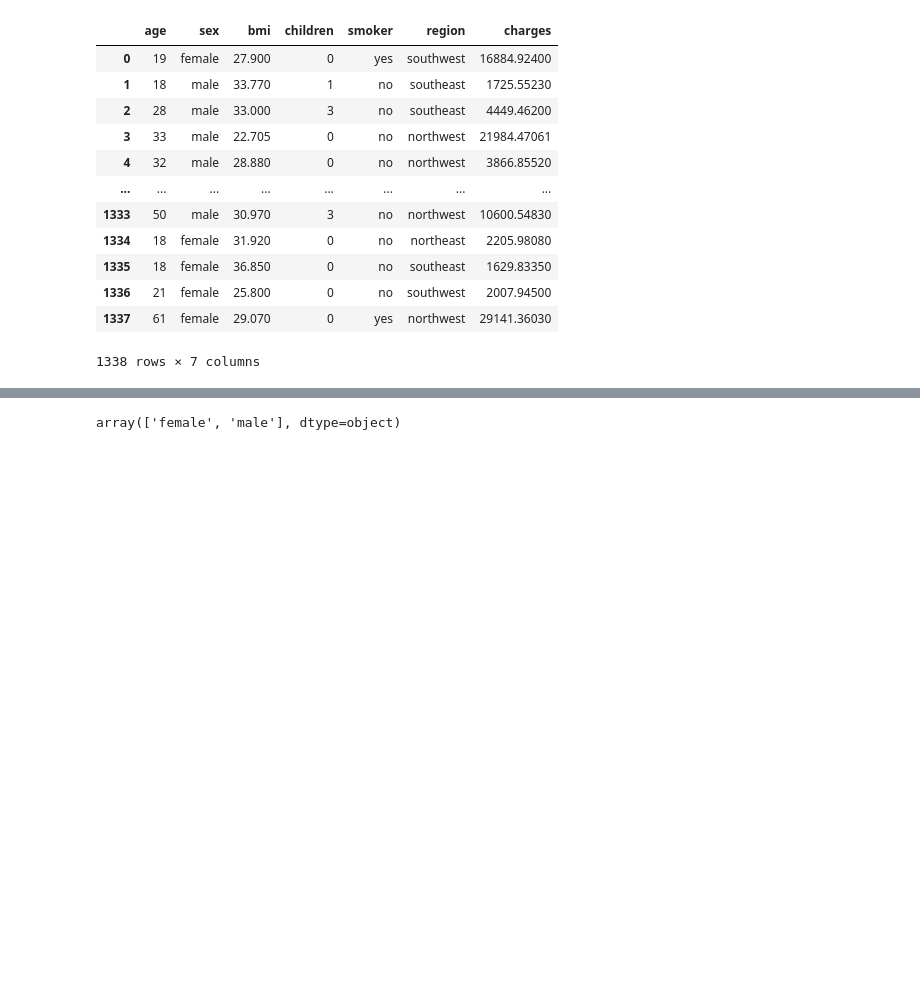
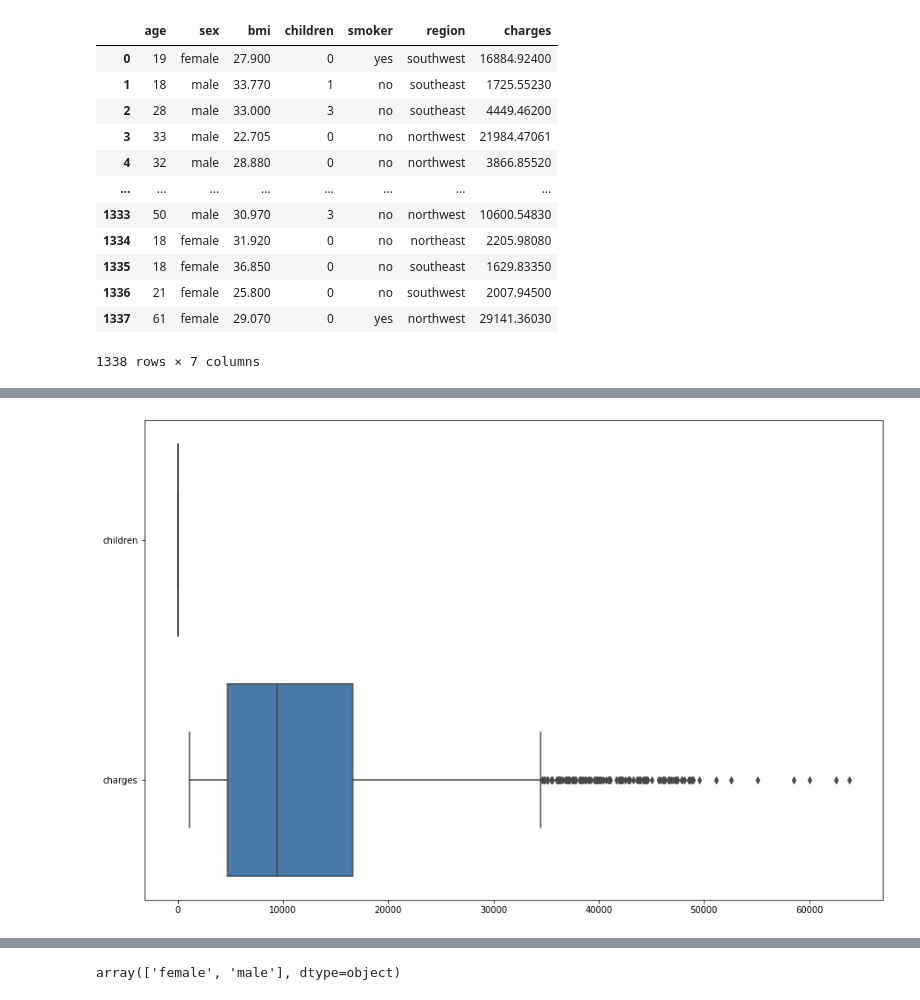
Before and after one commit to drmorales4/proyectoRegresion_BIM2, a Jupyter notebook: proyectoBIM2_medicalCostPersonal.ipynb, the cells around one changed output, grey strips where cells are left out. Saved outputs shown, nothing was run; the diff lists cells and outputs as text; code cells hidden in the pictures; blank space fills up the shorter version.

```diff
--- a/proyectoBIM2_medicalCostPersonal.ipynb
+++ b/proyectoBIM2_medicalCostPersonal.ipynb
@@ -106,0 +130,6 @@ array(['female', 'male'], dtype=object)
+# %%
+df_1 = data[['children', 'charges']]
+
+ax = sns.boxplot(data=df_1, orient="h", palette="Set1")
+# %% [output]
+[figure, added]
```
Also changed, not shown: parts of 66 cells of this notebook.
